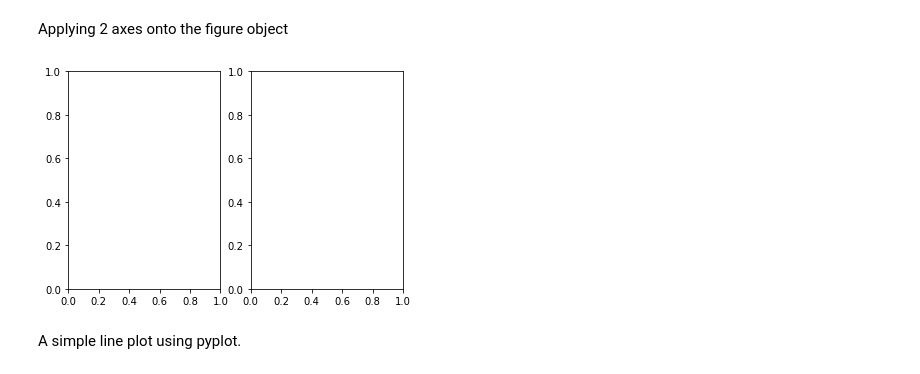
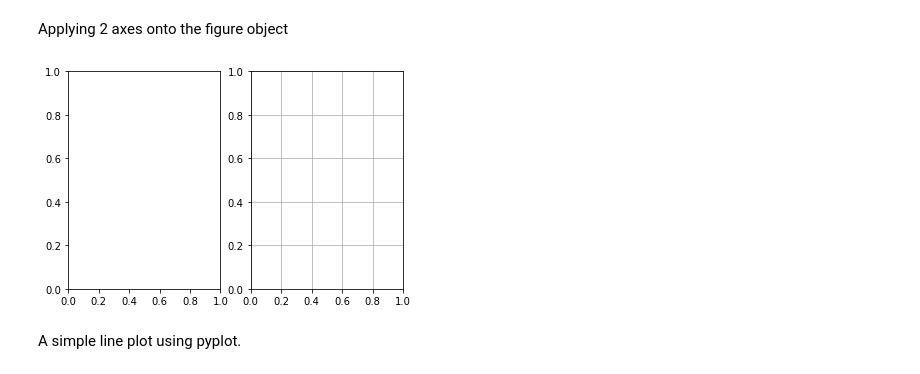
Before and after one commit to ShanePAustin/fundamentals-of-data-analysis, a Jupyter notebook: pyplot.ipynb, the cells around one changed output. Drawn from its saved outputs; the diff is of its cells as text; code cells hidden in the pictures.

```diff
--- a/pyplot.ipynb
+++ b/pyplot.ipynb
@@ -78,8 +78,9 @@ fig, ax = plt.subplots()
 Applying 2 axes onto the figure object
 # %%
 fig, (ax1, ax2) = plt.subplots(1,2)
+plt.grid()
 # %% [output]
-[figure, old version]
+[figure, new version]
 # %% [markdown]
 A simple line plot using pyplot.
 # %%
```
Also changed, not shown: parts of 5 cells of this notebook.
